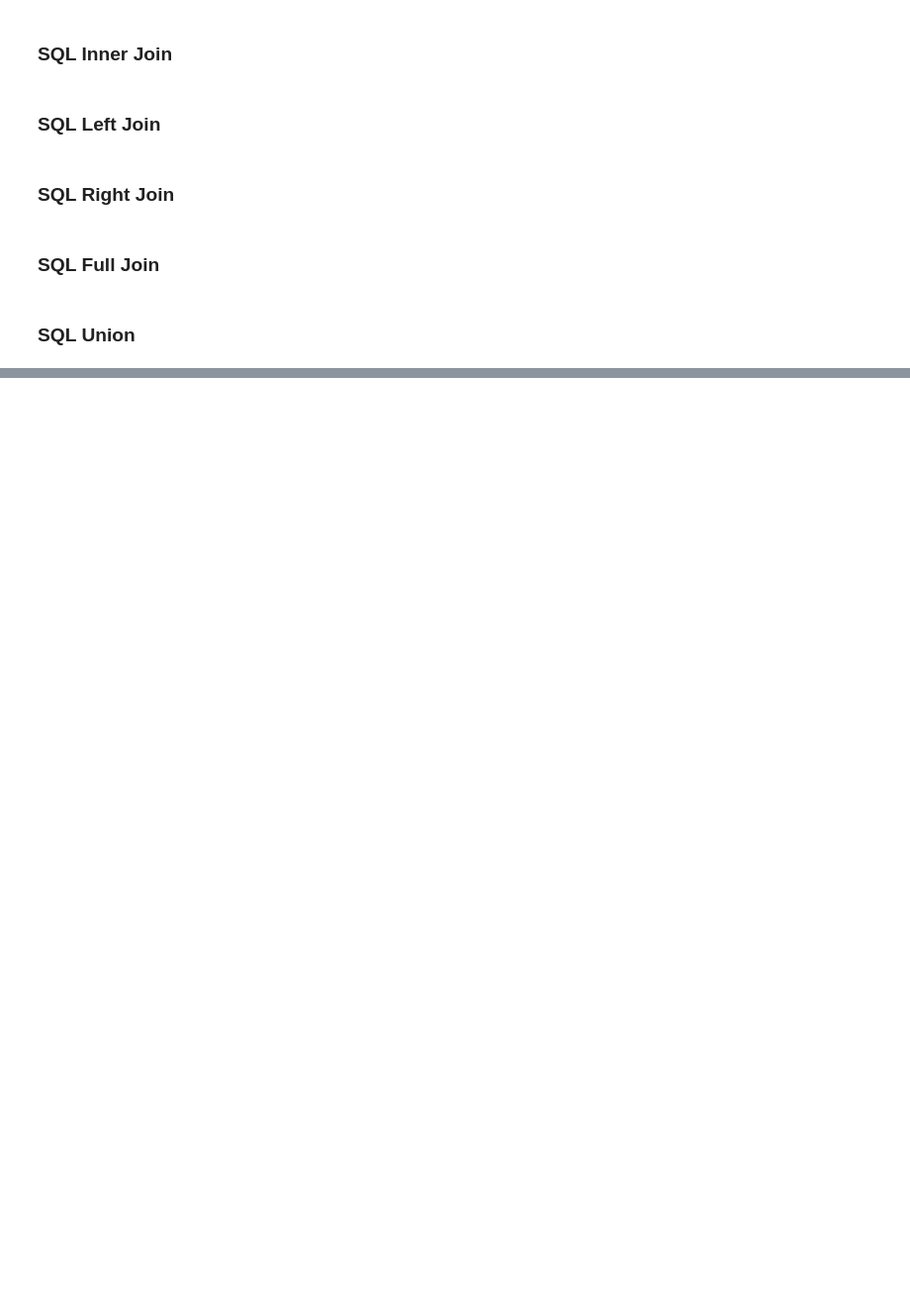
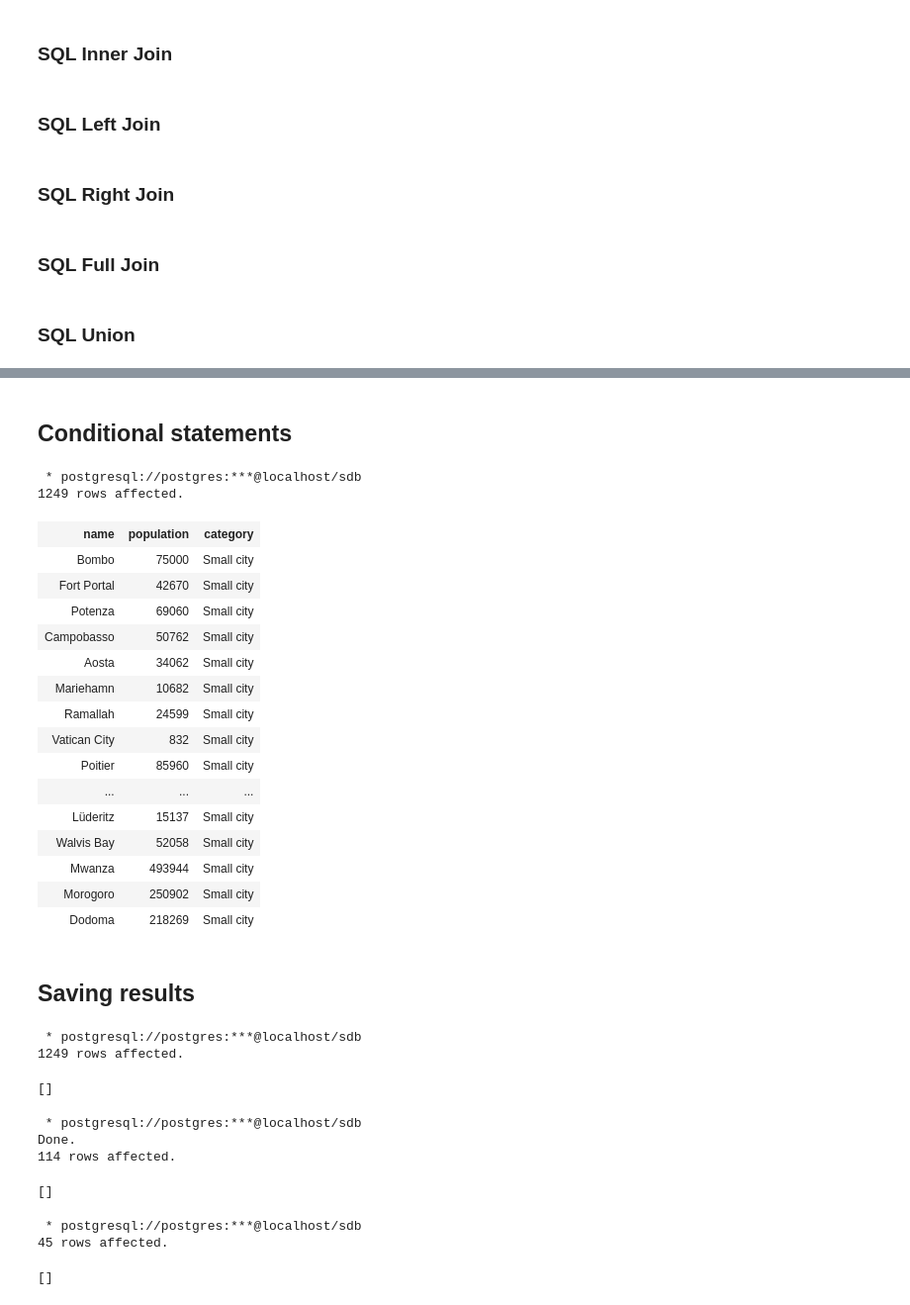
Before and after one commit to giswqs/postgis, a Jupyter notebook: _sources/chapters/sql_basics.ipynb, the cells around one changed output, grey strips where cells are left out. Shown: that part at 99% size. Saved outputs shown, nothing was run; the diff lists cells and outputs as text; code cells hidden in the pictures; blank space fills up the shorter version.

```diff
--- a/_sources/chapters/sql_basics.ipynb
+++ b/_sources/chapters/sql_basics.ipynb
@@ -175,0 +371,68 @@ SELECT "Alpha3_code" FROM countries
+# %% [markdown]
+## Conditional statements
+# %%
+%%sql
+
+SELECT name, population,
+CASE
+    WHEN population > 10000000 THEN 'Megacity'
+    WHEN population > 1000000 THEN 'Large city'
+    ELSE 'Small city'
+END AS category
+FROM cities
+# %% [output]
+ * postgresql://postgres:***@localhost/sdb
+1249 rows affected.
+| name | population | category |
+| Bombo | 75000 | Small city |
+| Fort Portal | 42670 | Small city |
+| Potenza | 69060 | Small city |
+| Campobasso | 50762 | Small city |
+| Aosta | 34062 | Small city |
+| Mariehamn | 10682 | Small city |
+| Ramallah | 24599 | Small city |
+| Vatican City | 832 | Small city |
+| Poitier | 85960 | Small city |
+| ... | ... | ... |
+| Lüderitz | 15137 | Small city |
+| Walvis Bay | 52058 | Small city |
+| Mwanza | 493944 | Small city |
+| Morogoro | 250902 | Small city |
+| Dodoma | 218269 | Small city |
+# %% [markdown]
+## Saving results
+# %%
+%%sql
+
+SELECT *
+INTO cities_new
+FROM cities
+# %% [output]
+ * postgresql://postgres:***@localhost/sdb
+1249 rows affected.
+[]
+# %%
+%%sql
+
+DROP TABLE IF EXISTS cities_usa;
+
+SELECT *
+INTO cities_usa
+FROM cities
+WHERE country = 'USA'
+# %% [output]
+ * postgresql://postgres:***@localhost/sdb
+Done.
+114 rows affected.
+[]
+# %%
+%%sql
+
+INSERT INTO cities_usa
+SELECT *
+FROM cities
+WHERE country = 'CAN'
+# %% [output]
+ * postgresql://postgres:***@localhost/sdb
+45 rows affected.
+[]
```
Also changed, not shown: parts of 18 cells of this notebook, 15 other files.
